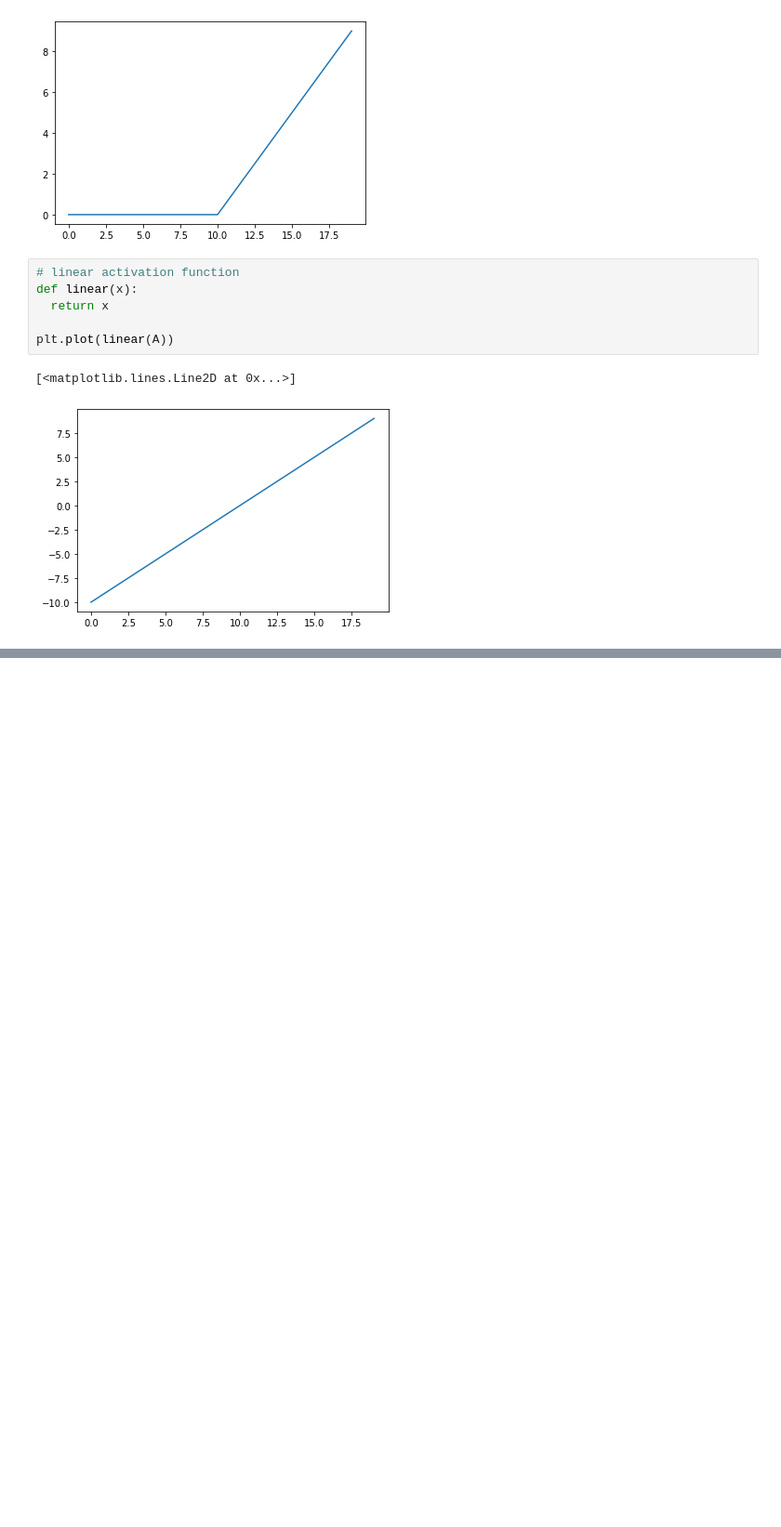
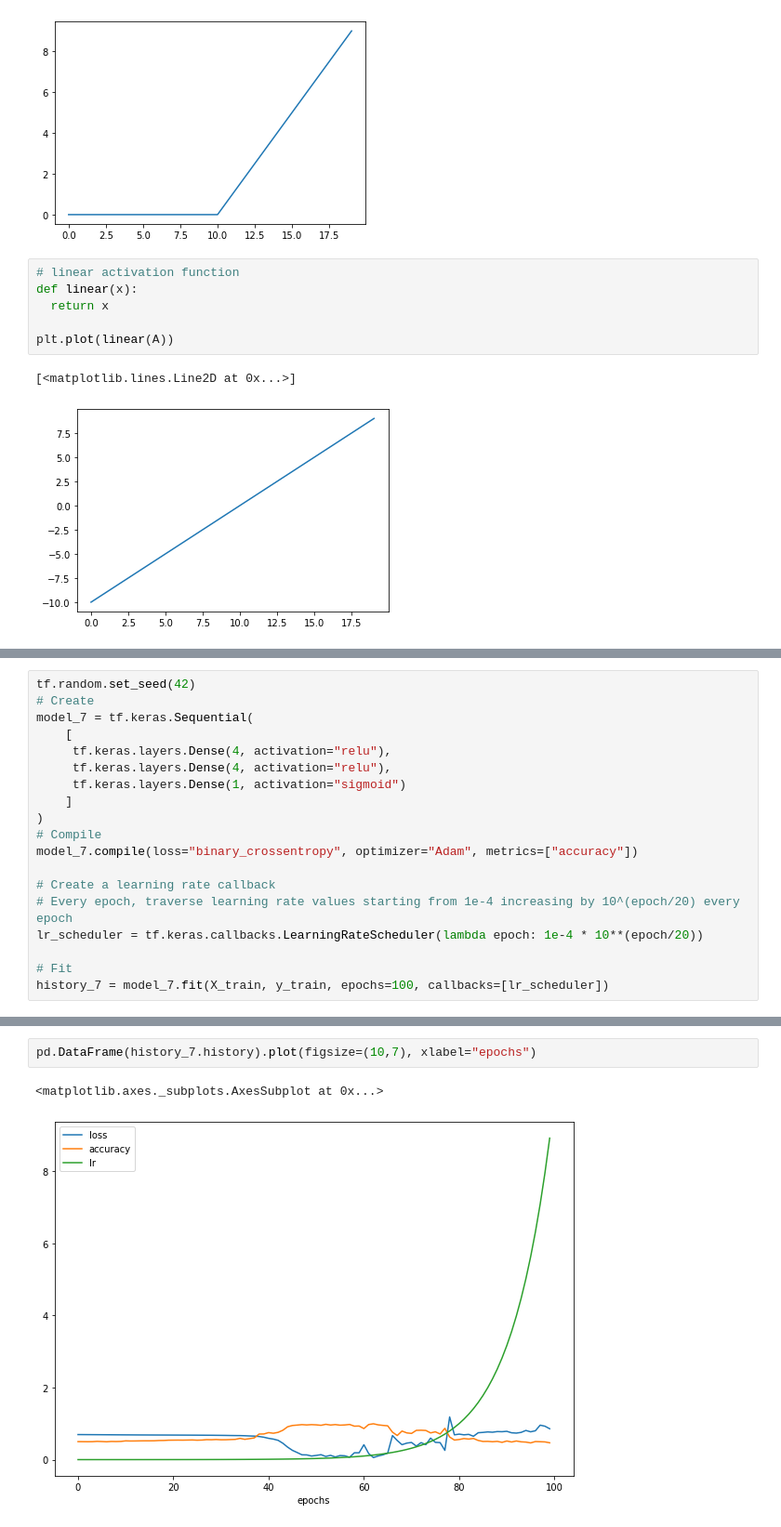
Before and after one commit to GlennChon/tensorflow_notes, a Jupyter notebook: 02_neural_network_classification_in_tensorflow.ipynb, the cells around one changed output, grey strips where cells are left out. Shown at 93% size. Saved outputs shown, nothing was run; the diff lists cells and outputs as text; blank space fills up the shorter version.

```diff
--- a/02_neural_network_classification_in_tensorflow.ipynb
+++ b/02_neural_network_classification_in_tensorflow.ipynb
@@ -354,0 +552,19 @@ plt.plot(linear(A))
+# %%
+tf.random.set_seed(42)
+# Create
+model_7 = tf.keras.Sequential(
+    [
+     tf.keras.layers.Dense(4, activation="relu"),
+     tf.keras.layers.Dense(4, activation="relu"),
+     tf.keras.layers.Dense(1, activation="sigmoid")
+    ]
+)
+# Compile
+model_7.compile(loss="binary_crossentropy", optimizer="Adam", metrics=["accuracy"])
+
+# Create a learning rate callback
+# Every epoch, traverse learning rate values starting from 1e-4 increasing by 10^(epoch/20) every epoch
+lr_scheduler = tf.keras.callbacks.LearningRateScheduler(lambda epoch: 1e-4 * 10**(epoch/20))
+
+# Fit
+history_7 = model_7.fit(X_train, y_train, epochs=100, callbacks=[lr_scheduler])
@@ -354,0 +589,5 @@ plt.plot(linear(A))
+# %%
+pd.DataFrame(history_7.history).plot(figsize=(10,7), xlabel="epochs")
+# %% [output]
+<matplotlib.axes._subplots.AxesSubplot at 0x...>
+[figure, added]
```
Also changed, not shown: parts of 66 cells of this notebook, 4 other files.
